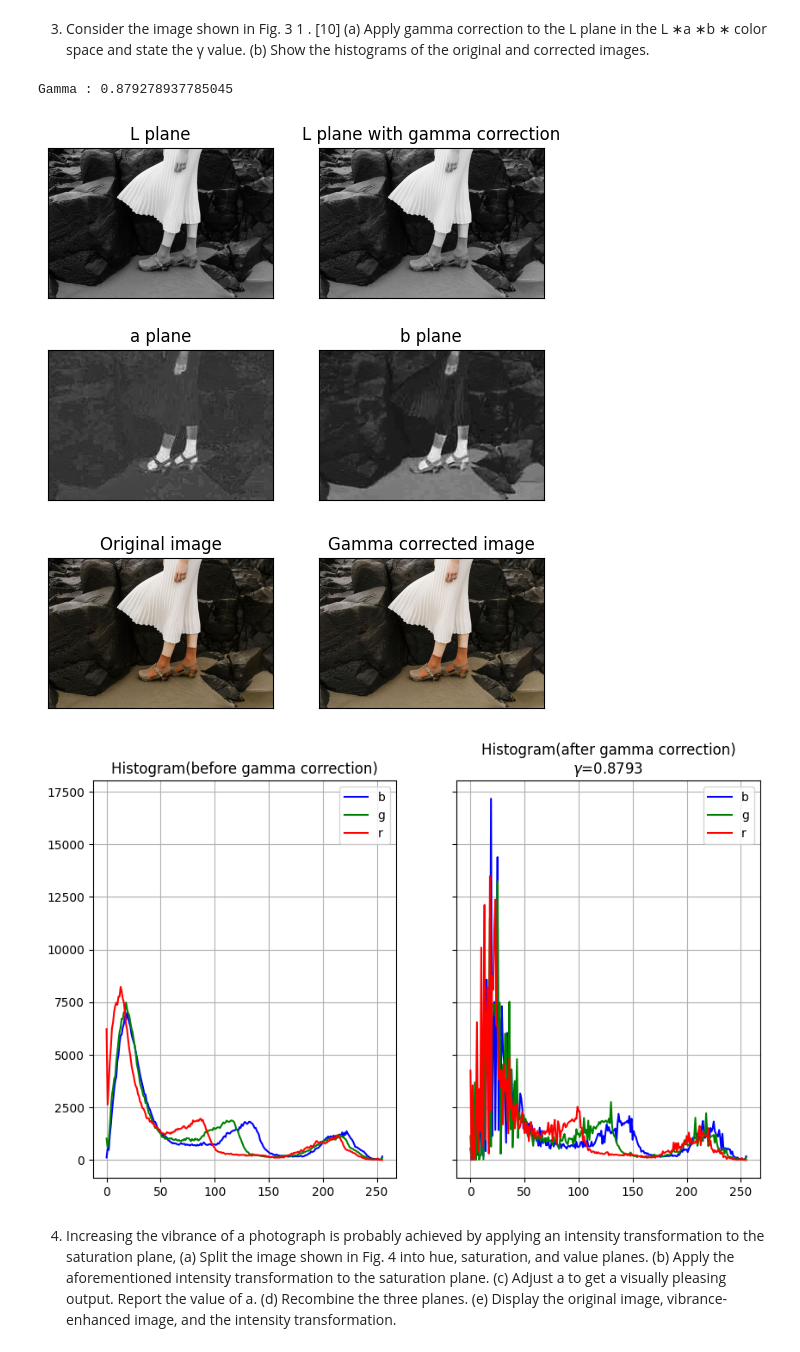
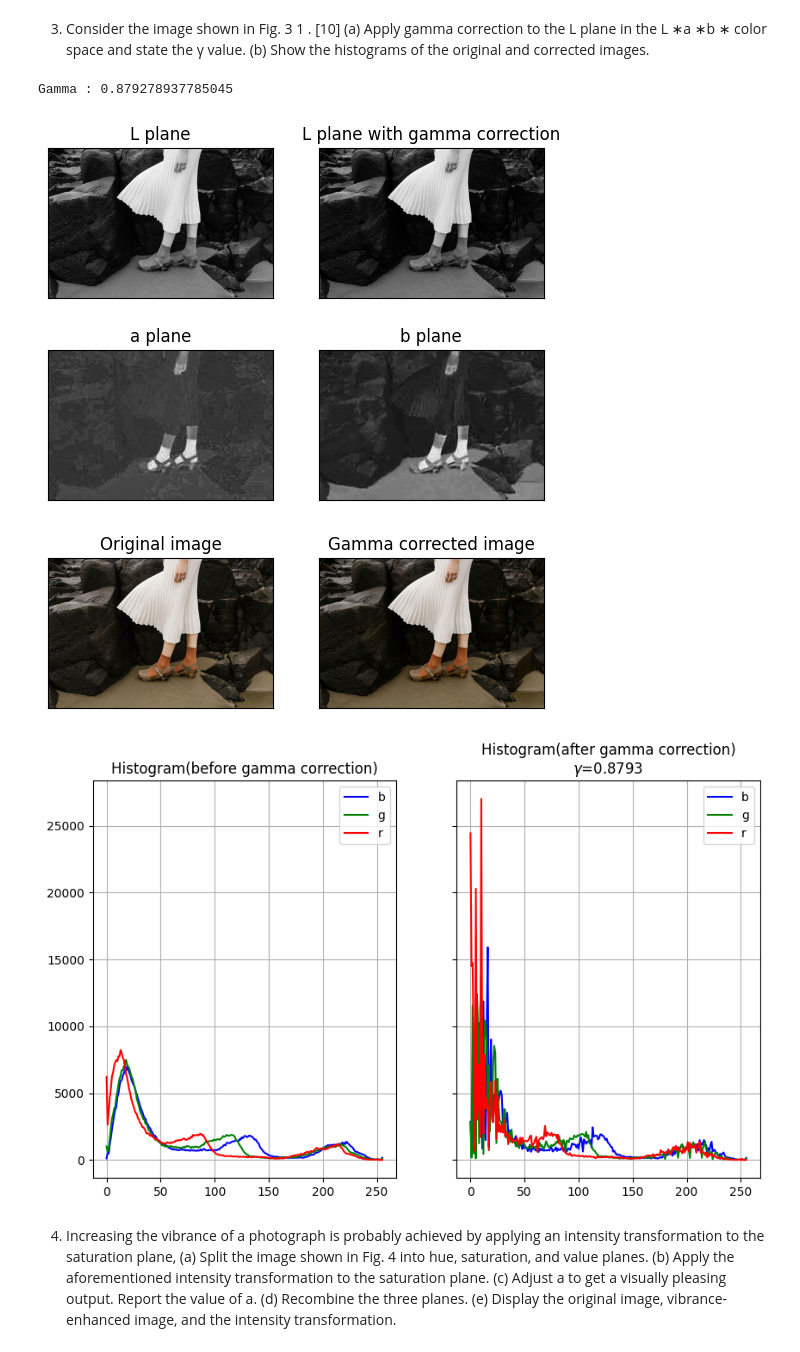
Before and after one commit to PRABUDDHIKAMWR/EN3160-Image_Processing_and_Machine_Vision, a Jupyter notebook: ass1.ipynb, the cells around one changed output. Drawn from its saved outputs; the diff is of its cells as text; code cells hidden in the pictures.

```diff
--- a/ass1.ipynb
+++ b/ass1.ipynb
@@ -178,8 +178,9 @@ img_L_orig, img_a, img_b = cv.split(img_orig)#splitting the image into L,a,b pla
 mean = np.mean(img_L_orig)#obtaining the mean value
 gamma = math.log(mean)/math.log(128)#obtaining the gamma value using the formula log(mean)/log(128)
 print('Gamma :',gamma)
-
-table = np.array([(i/255.0)**(gamma)*255.0 for i in np.arange(0,256)]).astype('uint8')
+#clahe = cv.createCLAHE(clipLimit=3.0, tileGridSize=(8,8))
+#img_L_gamma = clahe.apply(img_L_orig)
+table = np.array([(i/255.0)**(1/gamma)*255.0 for i in np.arange(0,256)]).astype('uint8')
 img_L_gamma = cv.LUT(img_L_orig, table)#applying the transformation
 
 img_gamma = cv.merge([img_L_gamma, img_a, img_b])#merging the planes
@@ -206,34 +207,34 @@ fig, axes = plt.subplots(1, 2)
 axes[0].imshow(img_orig1, cmap='gray')
 axes[0].set_title('Original image')
 axes[0].set_xticks([]), axes[0].set_yticks([])
 
 axes[1].imshow(img_cvt_gamma, cmap='gray',vmin=0, vmax=255)
 axes[1].set_title('Gamma corrected image')
 axes[1].set_xticks([]), axes[1].set_yticks([])
 
 fig1, ax1 =  plt.subplots(1,2,figsize=(10, 6), sharey=all, sharex = all)
 
 color = ('b', 'g', 'r')
 for i, c in enumerate(color):
     hist_orig = cv.calcHist([img_orig1], [i], None, [256], [0, 256])
     ax1[0].plot(hist_orig, color=c)
     hist_gamma = cv.calcHist([img_cvt_gamma], [i], None, [256], [0, 256])
     ax1[1].plot(hist_gamma, color=c)
 
 ax1[0].legend(color,loc = 'best')
 ax1[1].legend(color,loc = 'best')
 ax1[0].set_title('Histogram(before gamma correction)')
 ax1[1].set_title('Histogram(after gamma correction)\n'+r'$\gamma$='+str(round(gamma,4)))
 ax1[0].grid(True)
 ax1[1].grid(True)
 
 # Display the plots
 plt.show()
 # %% [output]
 Gamma : 0.879278937785045
 [figure]
 [figure]
-[figure, old version]
+[figure, new version]
 # %% [markdown]
 4. Increasing the vibrance of a photograph is probably achieved by applying an intensity transformation to the saturation plane,
 (a) Split the image shown in Fig. 4 into hue, saturation, and value planes.
```
Also changed, not shown: parts of 2 cells of this notebook.
